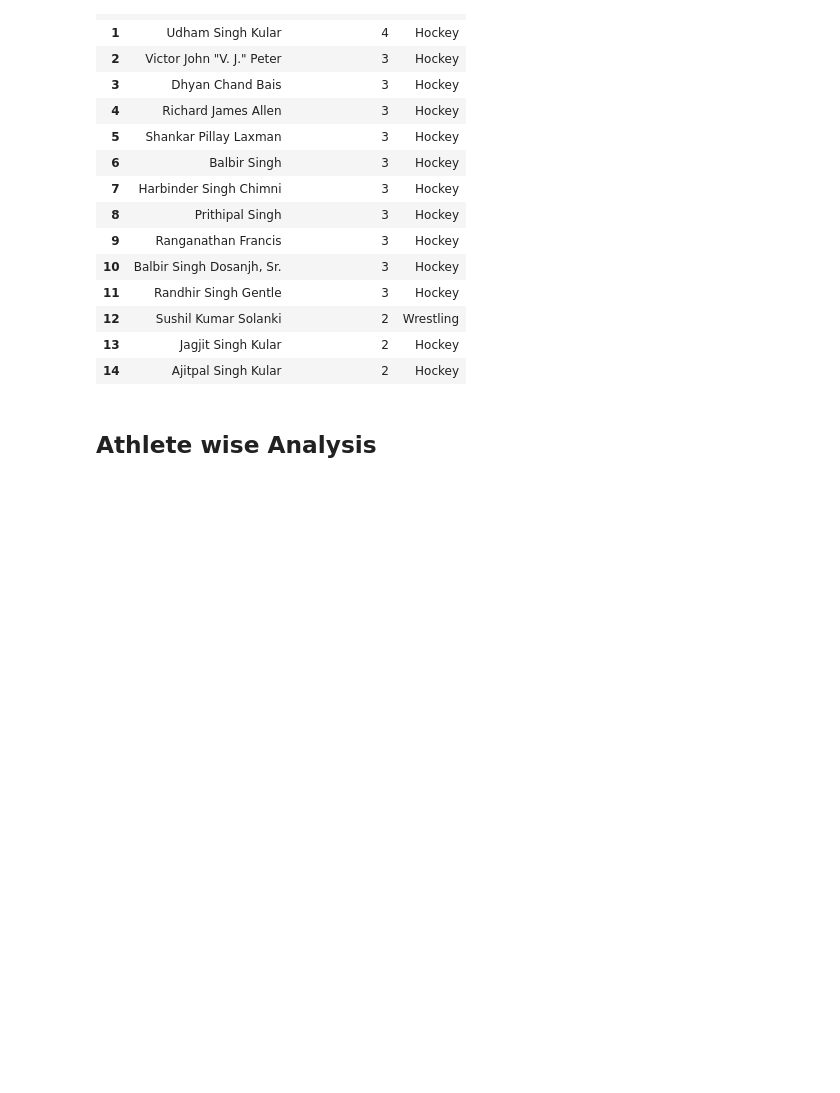
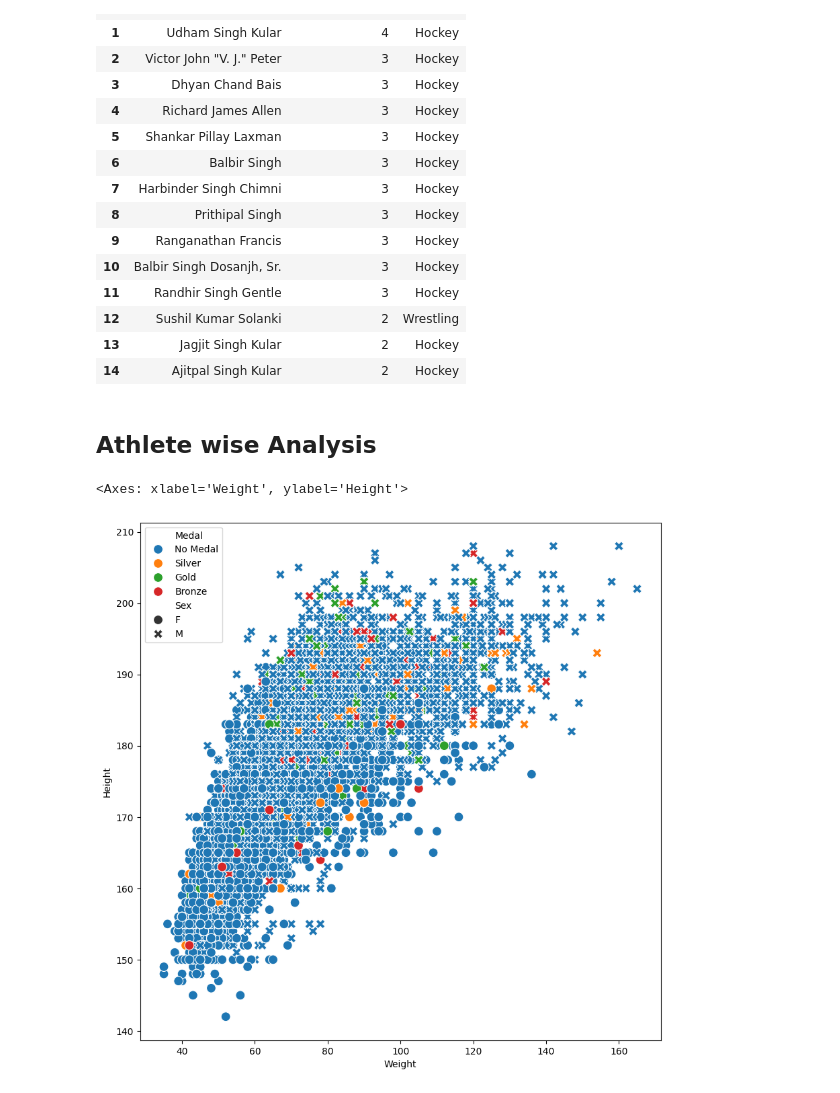
Before and after one commit to SwaroopDangal/olympics-data-analysis, a Jupyter notebook: olympic-analysis.ipynb, the cells around one changed output. Drawn from its saved outputs; the diff is of its cells as text; code cells hidden in the pictures; blank space fills up the shorter version.

Commit message:
Height Vs Weight function

```diff
--- a/olympic-analysis.ipynb
+++ b/olympic-analysis.ipynb
@@ -446,3 +446,12 @@ x4 = athlete_df[athlete_df['Medal'] == 'Bronze']['Age'].dropna()
 # %%
 fig = ff.create_distplot([x1,x2,x3,x4],['Overall Age','Gold Medalist','Silver medalist','Bronze Medalist'],show_hist=False, show_rug=False)
 fig.show()
+# %%
+athlete_df['Medal'].fillna('No Medal', inplace=True)
+# %%
+plt.figure(figsize=(10,10))
+temp_df = athlete_df[athlete_df['Sport'] == 'Athletics']
+sns.scatterplot(data=temp_df, x='Weight', y='Height', hue='Medal',style='Sex',s=100)
+# %% [output]
+<Axes: xlabel='Weight', ylabel='Height'>
+[figure, added]
```
Also changed, not shown: 1 other file.
